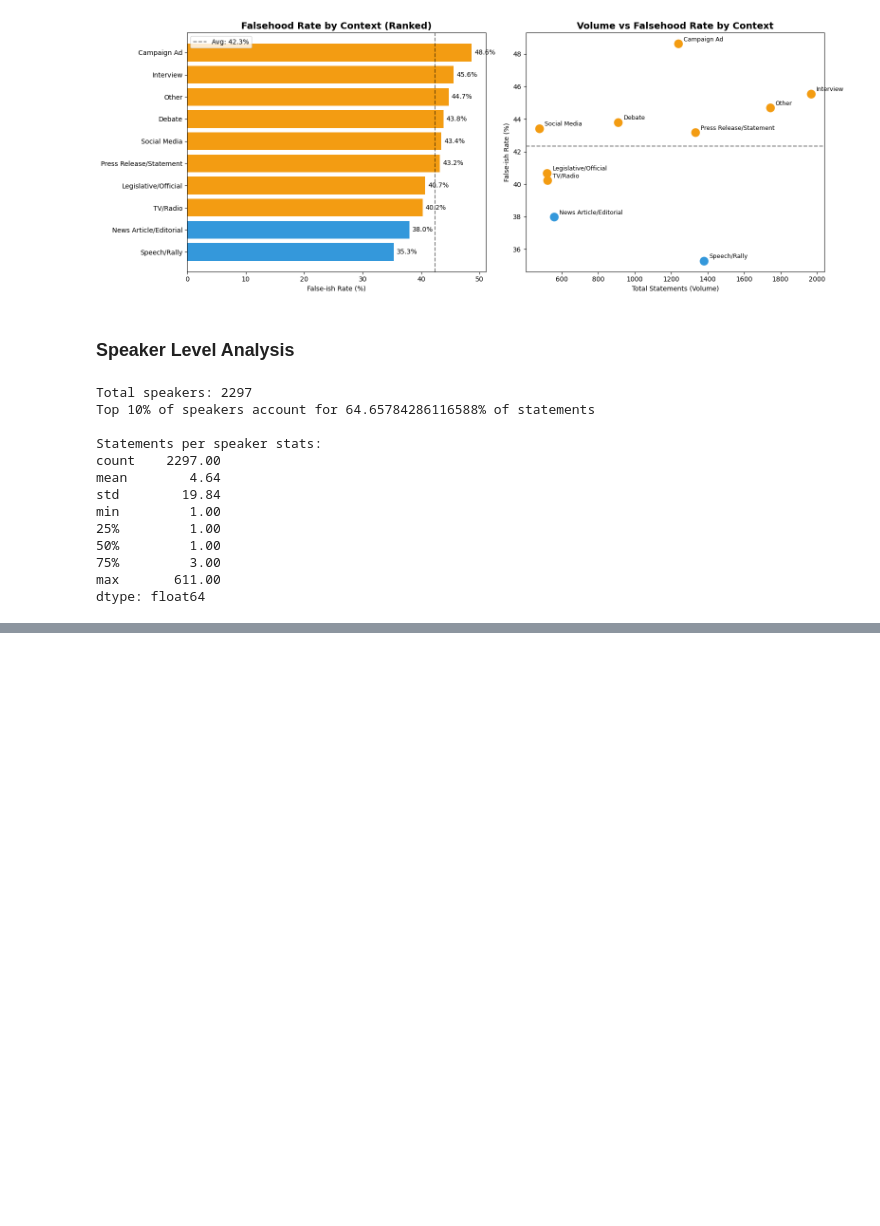
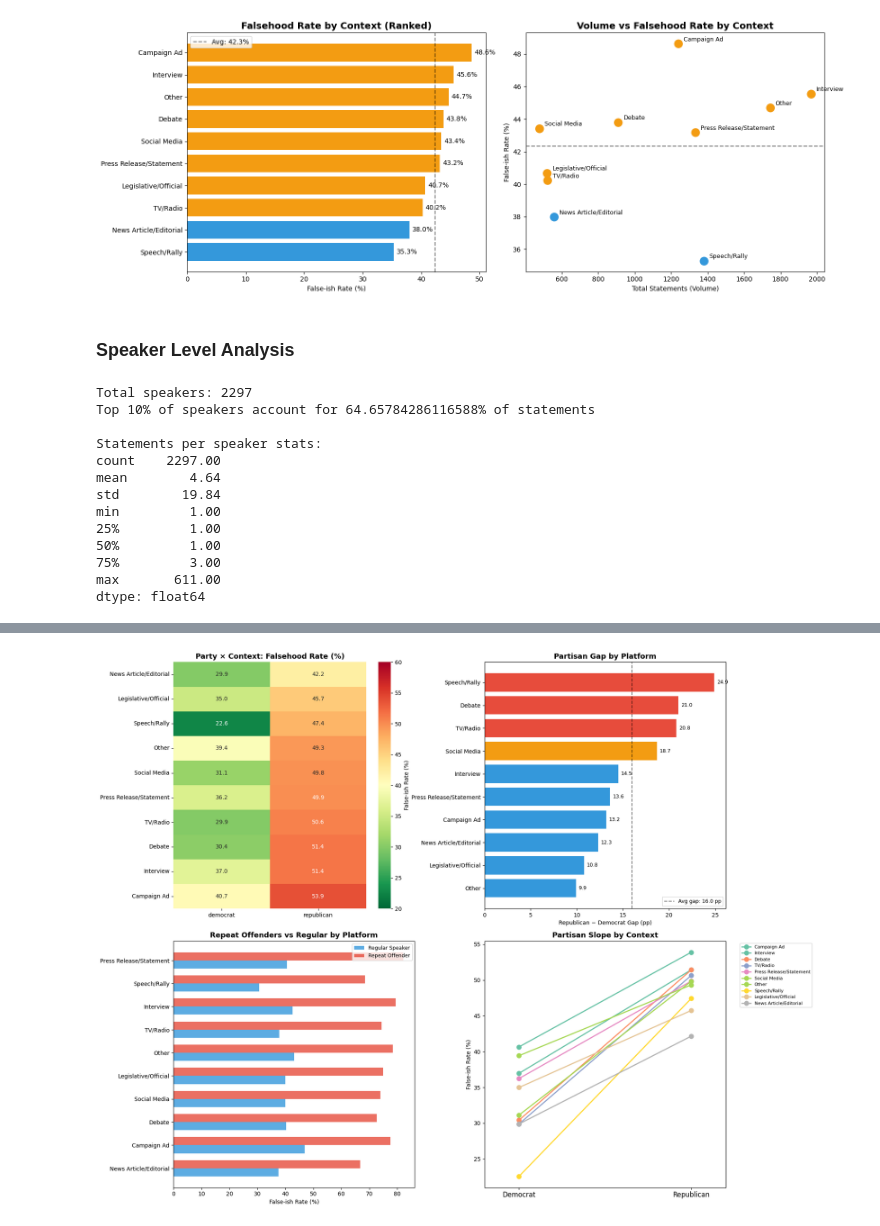
Before and after one commit to jainnami/FakeNews, a Jupyter notebook: EDA.ipynb, the cells around one changed output, grey strips where cells are left out. Saved outputs shown, nothing was run; the diff lists cells and outputs as text; code cells hidden in the pictures; blank space fills up the shorter version.

```diff
--- a/EDA.ipynb
+++ b/EDA.ipynb
@@ -518,0 +682,16 @@ top_offender_summary
+# %%
+# Average length (chars + words) for false vs true statements
+from scipy.stats import mannwhitneyu
+
+length_comparison = df.groupby('binary_label')[['char_len', 'word_count']].agg(['mean', 'median', 'std']).round(2)
+print("=== Statement Length: False vs True ===\n")
+print(length_comparison)
+
+# Statistical test
+for feat in ['char_len', 'word_count']:
+    true_vals = df[df['binary_label'] == 'true'][feat]
+    false_vals = df[df['binary_label'] == 'false'][feat]
+    stat, p = mannwhitneyu(true_vals, false_vals, alternative='two-sided')
+    direction = "longer" if true_vals.mean() > false_vals.mean() else "shorter"
+    sig = "✓ significant" if p < 0.05 else "✗ not significant"
+    print(f"\n{feat}: True statements are {direction} (U={stat:.0f}, p={p:.6f}, {sig})")
@@ -518,0 +1061,65 @@ top_offender_summary
+# %%
+# Visuals: Interaction Effects
+fig, axes = plt.subplots(2, 2, figsize=(18, 14))
+
+# 1. Heatmap: Party × Context false rate
+ax1 = axes[0, 0]
+# Build full heatmap for top 2 parties
+heatmap_data = party_context_top.pivot(index='context_group', columns='party', values='false_rate_%')
+heatmap_data = heatmap_data.reindex(columns=['democrat', 'republican'])
+heatmap_data = heatmap_data.sort_values('republican', ascending=True)
+sns.heatmap(heatmap_data, annot=True, fmt='.1f', cmap='RdYlGn_r', ax=ax1,
+            vmin=20, vmax=60, cbar_kws={'label': 'False-ish Rate (%)'})
+ax1.set_title('Party × Context: Falsehood Rate (%)', fontsize=13, fontweight='bold')
+ax1.set_ylabel('')
+ax1.set_xlabel('')
+
+# 2. Grouped bar: Party × Context gap
+ax2 = axes[0, 1]
+gap_data = results_df.sort_values('gap_pp', ascending=True)
+colors_gap = ['#e74c3c' if g > 20 else '#f39c12' if g > 15 else '#3498db' for g in gap_data['gap_pp']]
+ax2.barh(range(len(gap_data)), gap_data['gap_pp'], color=colors_gap)
+ax2.set_yticks(range(len(gap_data)))
+ax2.set_yticklabels(gap_data['context'])
+ax2.set_xlabel('Republican − Democrat Gap (pp)')
+ax2.set_title('Partisan Gap by Platform', fontsize=13, fontweight='bold')
+ax2.axvline(x=gap_data['gap_pp'].mean(), color='black', linestyle='--', alpha=0.5,
+            label=f"Avg gap: {gap_data['gap_pp'].mean():.1f} pp")
+ax2.legend(fontsize=9)
+for i, v in enumerate(gap_data['gap_pp']):
+    ax2.text(v + 0.3, i, f'{v:.1f}', va='center', fontsize=9)
+
+# 3. Context × Speaker offender status (grouped bar)
+ax3 = axes[1, 0]
+ctx_order = ctx_offender_pivot.sort_values('gap (Offender − Regular)').index
+reg_vals = ctx_offender_pivot.loc[ctx_order, 'Regular Speaker']
+off_vals = ctx_offender_pivot.loc[ctx_order, 'Repeat Offender']
+y = np.arange(len(ctx_order))
+h = 0.35
+ax3.barh(y - h/2, reg_vals, h, label='Regular Speaker', color='#3498db', alpha=0.8)
+ax3.barh(y + h/2, off_vals, h, label='Repeat Offender', color='#e74c3c', alpha=0.8)
+ax3.set_yticks(y)
+ax3.set_yticklabels(ctx_order)
+ax3.set_xlabel('False-ish Rate (%)')
+ax3.set_title('Repeat Offenders vs Regular by Platform', fontsize=13, fontweight='bold')
+ax3.legend(fontsize=9)
+
+# 4. Slope chart: Dem vs Rep across contexts
+ax4 = axes[1, 1]
+ctx_sorted = heatmap_data.sort_values('republican', ascending=False).index
+for i, ctx in enumerate(ctx_sorted):
+    dem_val = heatmap_data.loc[ctx, 'democrat']
+    rep_val = heatmap_data.loc[ctx, 'republican']
+    ax4.plot([0, 1], [dem_val, rep_val], 'o-', color=plt.cm.Set2(i / len(ctx_sorted)),
+             linewidth=2, markersize=8, label=ctx)
+ax4.set_xticks([0, 1])
+ax4.set_xticklabels(['Democrat', 'Republican'], fontsize=12)
+ax4.set_ylabel('False-ish Rate (%)')
+ax4.set_title('Partisan Slope by Context', fontsize=13, fontweight='bold')
+ax4.legend(bbox_to_anchor=(1.05, 1), loc='upper left', fontsize=8)
+ax4.set_xlim(-0.2, 1.2)
+
+plt.tight_layout()
+plt.show()
+# %% [output]
+[figure, added]
```
Also changed, not shown: parts of 25 cells of this notebook.
